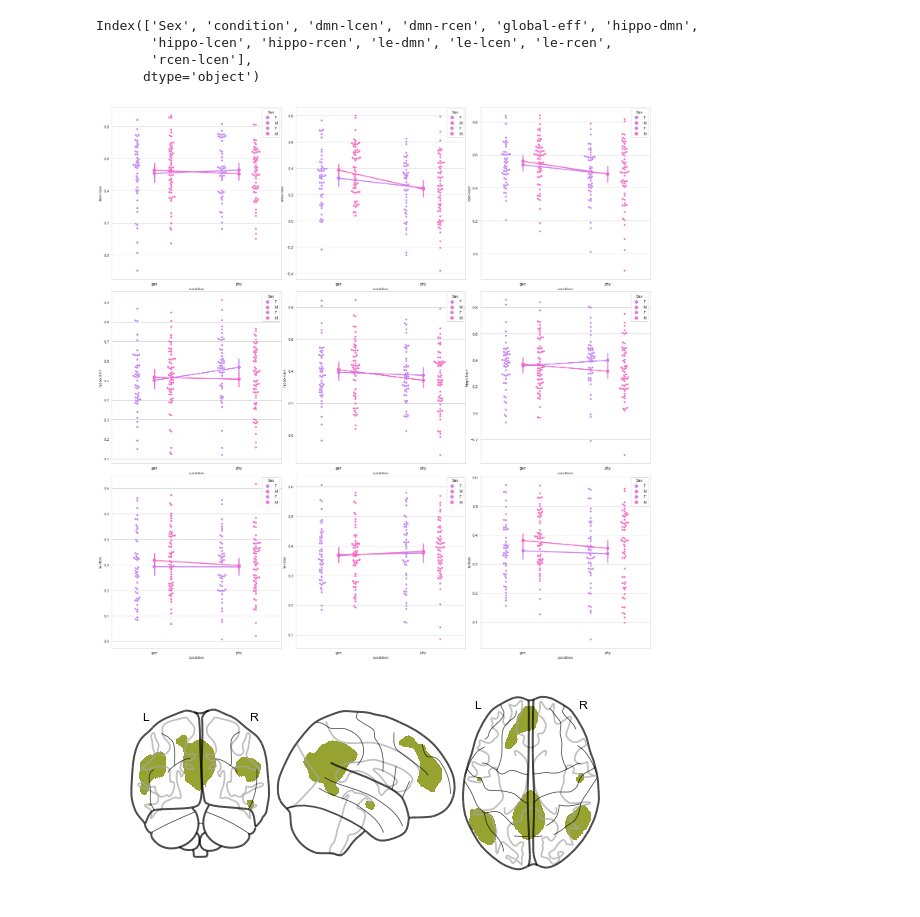
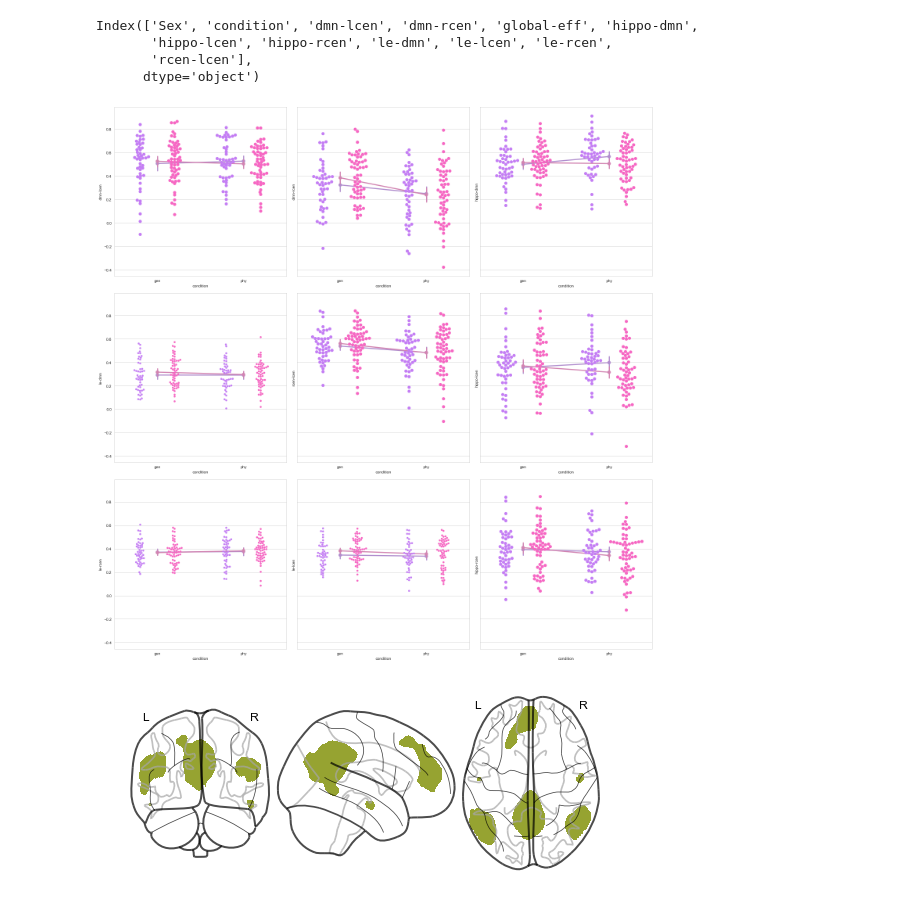
Before and after one commit to 62442katieb/IDConn, a Jupyter notebook: figures!.ipynb, the cells around one changed output. Cells and saved outputs as stored; diff of their text form; code cells hidden in the pictures.

```diff
--- a/figures!.ipynb
+++ b/figures!.ipynb
@@ -117,6 +126,8 @@ Index(['Sex', 'condition', 'dmn-lcen', 'dmn-rcen', 'global-eff', 'hippo-dmn',
        'hippo-lcen', 'hippo-rcen', 'le-dmn', 'le-lcen', 'le-rcen',
        'rcen-lcen'],
       dtype='object')
+# %%
+hustler_desat = sns.husl_palette(8, h=.8, s=0.5)
 # %%
 gen_brain_df = brain_df[brain_df['condition'] == 'gen']
 phy_brain_df = brain_df[brain_df['condition'] == 'phy']
@@ -124,33 +135,43 @@ phy_brain_df = brain_df[brain_df['condition'] == 'phy']
 m_brain_df = brain_df[brain_df['Sex'] == 'M']
 f_brain_df = brain_df[brain_df['Sex'] == 'F']
 # %%
-fig,ax = plt.subplots(ncols=3, nrows=3, figsize=(20, 20), sharex=False, sharey=False, squeeze=True)
+fig,ax = plt.subplots(ncols=3, nrows=3, figsize=(20, 20), sharex=False, sharey=True, squeeze=False)
 plt.tight_layout()
 sns.set_palette(hustler)
 
-sns.swarmplot(x="condition", y="dmn-lcen", data=brain_df, hue='Sex', ax=ax[0][0], dodge=True)
-sns.swarmplot(x="condition", y="dmn-rcen", data=brain_df, hue='Sex', ax=ax[0][1], dodge=True)
-sns.swarmplot(x="condition", y="rcen-lcen", data=brain_df, hue='Sex', ax=ax[0][2], dodge=True)
-sns.swarmplot(x="condition", y="hippo-dmn", data=brain_df, hue='Sex', ax=ax[1][0], dodge=True)
-sns.swarmplot(x="condition", y="hippo-rcen", data=brain_df, hue='Sex', ax=ax[1][1], dodge=True)
-sns.swarmplot(x="condition", y="hippo-lcen", data=brain_df, hue='Sex', ax=ax[1][2], dodge=True)
-sns.swarmplot(x="condition", y="le-dmn", data=brain_df, hue='Sex', ax=ax[2][0], dodge=True)
-sns.swarmplot(x="condition", y="le-rcen", data=brain_df, hue='Sex', ax=ax[2][1], dodge=True)
-sns.swarmplot(x="condition", y="le-lcen", data=brain_df, hue='Sex', ax=ax[2][2], dodge=True)
+q = sns.swarmplot(x="condition", y="dmn-lcen", data=brain_df, hue='Sex', ax=ax[0][0], dodge=True, size=mksz)
+q = sns.swarmplot(x="condition", y="dmn-rcen", data=brain_df, hue='Sex', ax=ax[0][1], dodge=True, size=mksz)
+q = sns.swarmplot(x="condition", y="rcen-lcen", data=brain_df, hue='Sex', ax=ax[1][1], dodge=True, size=mksz)
+q = sns.swarmplot(x="condition", y="hippo-dmn", data=brain_df, hue='Sex', ax=ax[0][2], dodge=True, size=mksz)
+q = sns.swarmplot(x="condition", y="hippo-rcen", data=brain_df, hue='Sex', ax=ax[2][2], dodge=True, size=mksz)
+q = sns.swarmplot(x="condition", y="hippo-lcen", data=brain_df, hue='Sex', ax=ax[1][2], dodge=True, size=mksz)
+q = sns.swarmplot(x="condition", y="le-dmn", data=brain_df, hue='Sex', ax=ax[1][0], dodge=True)
+q = sns.swarmplot(x="condition", y="le-rcen", data=brain_df, hue='Sex', ax=ax[2][0], dodge=True)
+q = sns.swarmplot(x="condition", y="le-lcen", data=brain_df, hue='Sex', ax=ax[2][1], dodge=True)
 
-sns.pointplot(x="condition", y="dmn-lcen", data=brain_df, hue='Sex', ax=ax[0][0])
-sns.pointplot(x="condition", y="dmn-rcen", data=brain_df, hue='Sex', ax=ax[0][1])
-sns.pointplot(x="condition", y="rcen-lcen", data=brain_df, hue='Sex', ax=ax[0][2])
-sns.pointplot(x="condition", y="hippo-dmn", data=brain_df, hue='Sex', ax=ax[1][0])
-sns.pointplot(x="condition", y="hippo-rcen", data=brain_df, hue='Sex', ax=ax[1][1])
-sns.pointplot(x="condition", y="hippo-lcen", data=brain_df, hue='Sex', ax=ax[1][2])
-sns.pointplot(x="condition", y="le-dmn", data=brain_df, hue='Sex', ax=ax[2][0])
-sns.pointplot(x="condition", y="le-rcen", data=brain_df, hue='Sex', ax=ax[2][1])
-sns.pointplot(x="condition", y="le-lcen", data=brain_df, hue='Sex', ax=ax[2][2])
+sns.set_palette(hustler_desat)
+q = sns.pointplot(x="condition", y="dmn-lcen", data=brain_df, hue='Sex', ax=ax[0][0], size=mksz)
+q.legend('', frameon=False, loc='lower center')
+q = sns.pointplot(x="condition", y="dmn-rcen", data=brain_df, hue='Sex', ax=ax[0][1], size=mksz)
+q.legend('', frameon=False, loc='lower center')
+q = sns.pointplot(x="condition", y="rcen-lcen", data=brain_df, hue='Sex', ax=ax[1][1], size=mksz)
+q.legend('', frameon=False, loc='lower center')
+q = sns.pointplot(x="condition", y="hippo-dmn", data=brain_df, hue='Sex', ax=ax[0][2], size=mksz)
+q.legend('', frameon=False, loc='lower center')
+q = sns.pointplot(x="condition", y="hippo-rcen", data=brain_df, hue='Sex', ax=ax[2][2], size=mksz)
+q.legend('', frameon=False, loc='lower center')
+q = sns.pointplot(x="condition", y="hippo-lcen", data=brain_df, hue='Sex', ax=ax[1][2], size=mksz)
+q.legend('', frameon=False, loc='lower center')
+q = sns.pointplot(x="condition", y="le-dmn", data=brain_df, hue='Sex', ax=ax[1][0], size=mksz)
+q.legend('', frameon=False, loc='lower center')
+q = sns.pointplot(x="condition", y="le-rcen", data=brain_df, hue='Sex', ax=ax[2][0], size=mksz)
+q.legend('', frameon=False, loc='lower center')
+q = sns.pointplot(x="condition", y="le-lcen", data=brain_df, hue='Sex', ax=ax[2][1], size=mksz)
+q.legend('', frameon=False, loc='lower center')
 
-fig.savefig(join(fig_dir, '1-brain_networks_sex_swarm.png'), dpi=300)
+fig.savefig(join(fig_dir, '1-brain_networks_sex_swarm-sharey.png'), dpi=300)
 # %% [output]
-[figure, old version]
+[figure, new version]
 # %%
 from nilearn import plotting, datasets, surface
 fsaverage = datasets.fetch_surf_fsaverage()
```
Also changed, not shown: parts of 46 cells of this notebook, 5 other files.
